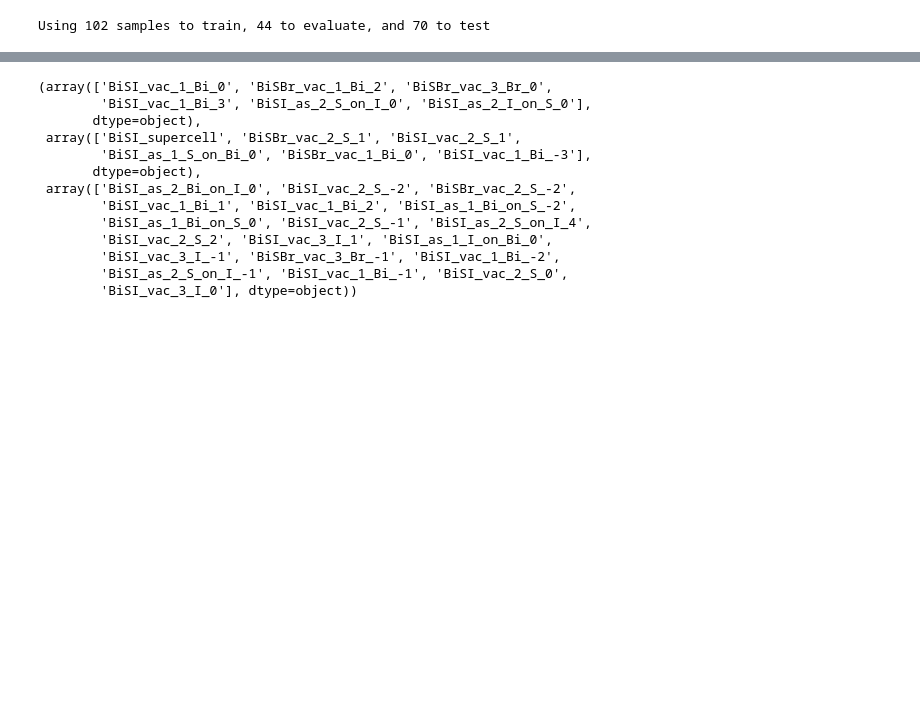
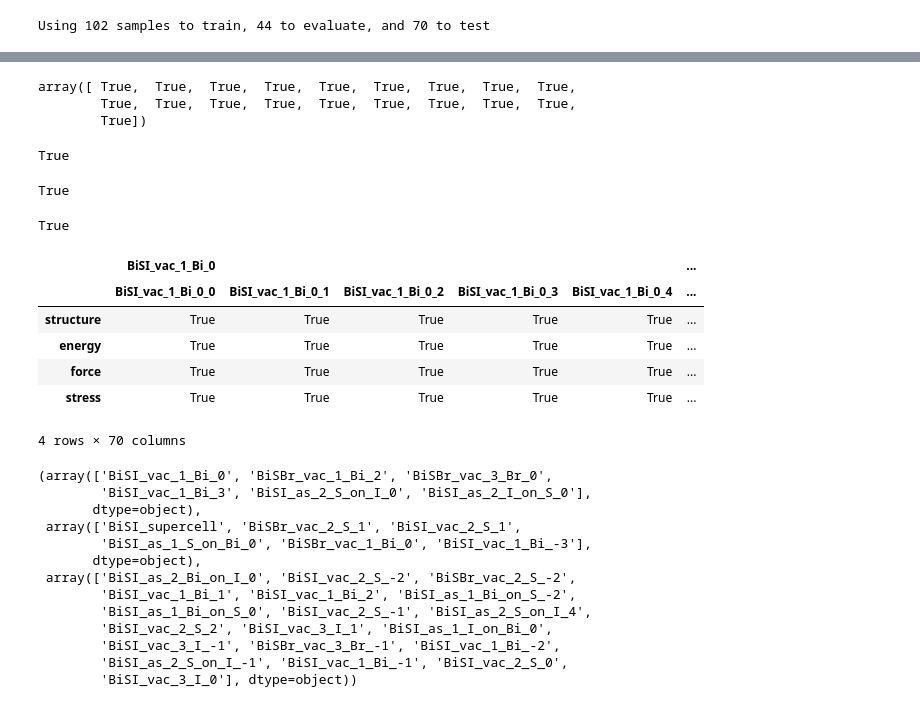
Before and after one commit to CibranLopez/m3gnet, a Jupyter notebook: train_IAP_lightning-Copy1.ipynb, the cells around one changed output, grey strips where cells are left out. Drawn from its saved outputs; the diff is of its cells as text; code cells hidden in the pictures; blank space fills up the shorter version.

```diff
--- a/train_IAP_lightning-Copy1.ipynb
+++ b/train_IAP_lightning-Copy1.ipynb
@@ -132,3 +176,31 @@ Using 102 samples to train, 44 to evaluate, and 70 to test
+# %%
+np.equal(atrain_labels, train_labels)
+# %% [output]
+array([ True,  True,  True,  True,  True,  True,  True,  True,  True,
+        True,  True,  True,  True,  True,  True,  True,  True,  True,
+        True])
+# %%
+test_dataset.equals(m3gnet_dataset[test_labels])
+# %% [output]
+True
+# %%
+train_dataset.equals(m3gnet_dataset[atrain_labels])
+# %% [output]
+True
+# %%
+validation_dataset.equals(m3gnet_dataset[validation_labels])
+# %% [output]
+True
+# %%
+m3gnet_dataset[test_labels] == test_dataset
+# %% [output]
+|  | BiSI_vac_1_Bi_0 |  |  |  |  | ... |
+|  | BiSI_vac_1_Bi_0_0 | BiSI_vac_1_Bi_0_1 | BiSI_vac_1_Bi_0_2 | BiSI_vac_1_Bi_0_3 | BiSI_vac_1_Bi_0_4 | ... |
+| structure | True | True | True | True | True | ... |
+| energy | True | True | True | True | True | ... |
+| force | True | True | True | True | True | ... |
+| stress | True | True | True | True | True | ... |
+4 rows × 70 columns
 # %%
 test_labels, validation_labels, train_labels
 # %% [output]
```
Also changed, not shown: parts of 5 cells of this notebook, 1 other file.
